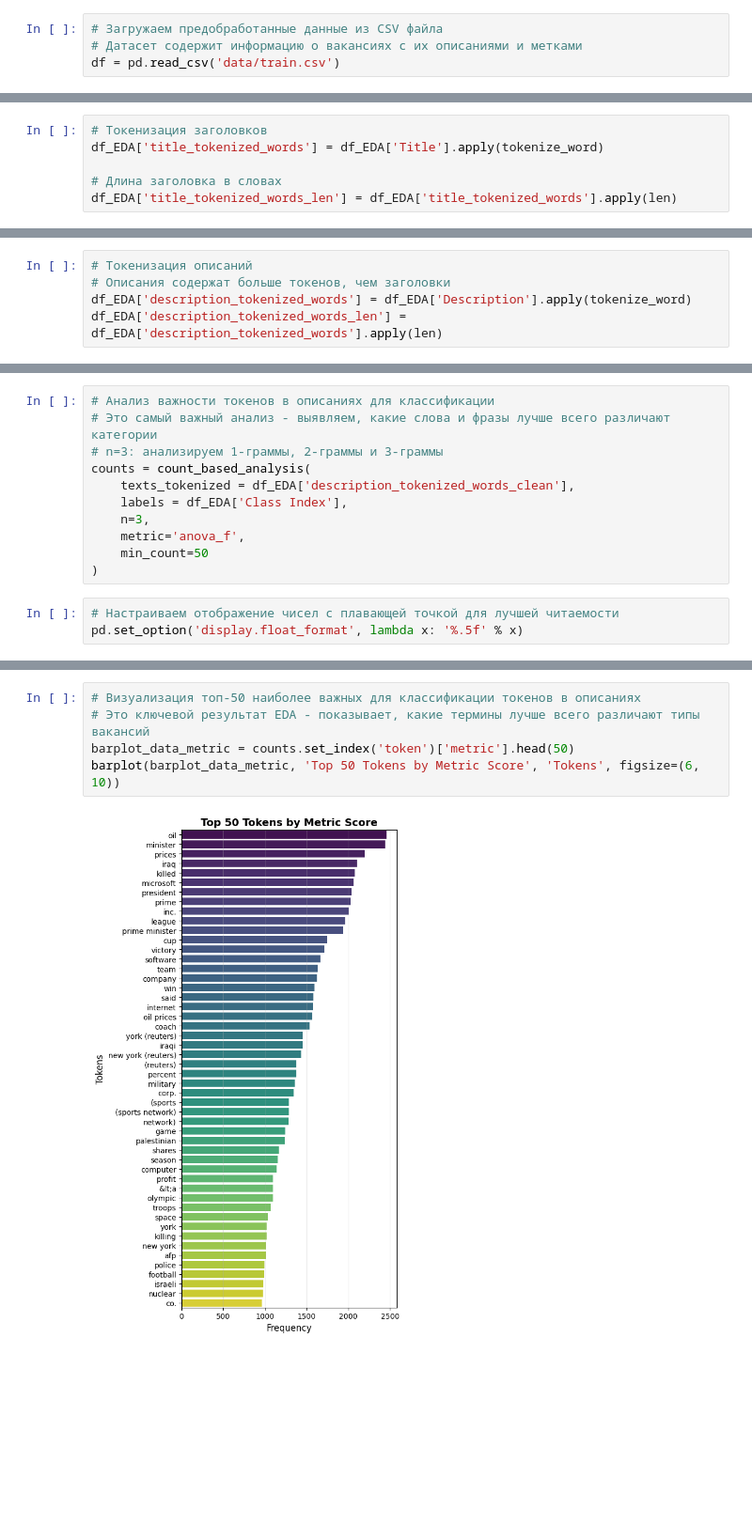
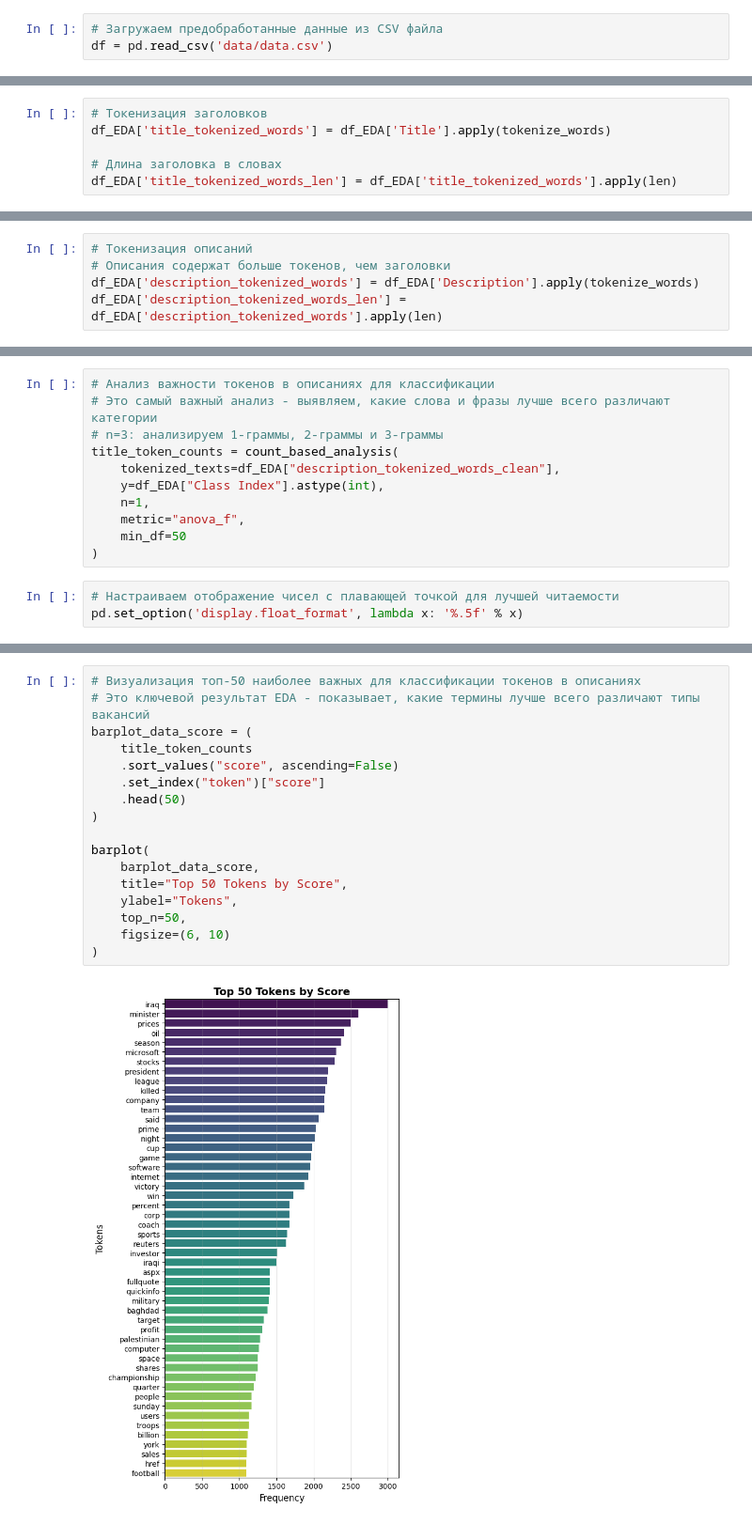
Before and after one commit to nikitosik258/News_classification, a Jupyter notebook: eda.ipynb, the cells around one changed output, grey strips where cells are left out. Shown at 94% size. Cells and saved outputs as stored; diff of their text form; blank space fills up the shorter version.

```diff
--- a/eda.ipynb
+++ b/eda.ipynb
@@ -27,7 +37,6 @@ random.seed(SEED)     # для стандартного модуля random
 Это первый и самый важный этап любого анализа данных - без понимания структуры невозможно корректно проводить дальнейшую обработку.
 # %%
 # Загружаем предобработанные данные из CSV файла
-# Датасет содержит информацию о вакансиях с их описаниями и метками
-df = pd.read_csv('data/train.csv')
+df = pd.read_csv('data/data.csv')
 # %%
 # Выводим общую информацию о структуре датасета:
@@ -231,6 +225,6 @@ def tokenize_word(text: str):
 # %%
 # Токенизация заголовков
-df_EDA['title_tokenized_words'] = df_EDA['Title'].apply(tokenize_word)
+df_EDA['title_tokenized_words'] = df_EDA['Title'].apply(tokenize_words)
 
 # Длина заголовка в словах
 df_EDA['title_tokenized_words_len'] = df_EDA['title_tokenized_words'].apply(len)
@@ -346,5 +412,5 @@ plot_hist_numeric(df_EDA, 'description_char_length')
 # %%
 # Токенизация описаний
 # Описания содержат больше токенов, чем заголовки
-df_EDA['description_tokenized_words'] = df_EDA['Description'].apply(tokenize_word)
+df_EDA['description_tokenized_words'] = df_EDA['Description'].apply(tokenize_words)
 df_EDA['description_tokenized_words_len'] = df_EDA['description_tokenized_words'].apply(len)
@@ -405,12 +496,12 @@ df_EDA['description_tokenized_words_clean'] = df_EDA['description_tokenized_word
 # Анализ важности токенов в описаниях для классификации
 # Это самый важный анализ - выявляем, какие слова и фразы лучше всего различают категории
 # n=3: анализируем 1-граммы, 2-граммы и 3-граммы
-counts = count_based_analysis(
-    texts_tokenized = df_EDA['description_tokenized_words_clean'],
-    labels = df_EDA['Class Index'],
-    n=3,
-    metric='anova_f',
-    min_count=50
+title_token_counts = count_based_analysis(
+    tokenized_texts=df_EDA["description_tokenized_words_clean"],
+    y=df_EDA["Class Index"].astype(int),
+    n=1,
+    metric="anova_f",
+    min_df=50
 )
 # %%
 # Настраиваем отображение чисел с плавающей точкой для лучшей читаемости
@@ -436,7 +531,19 @@ counts
 # %%
 # Визуализация топ-50 наиболее важных для классификации токенов в описаниях
 # Это ключевой результат EDA - показывает, какие термины лучше всего различают типы вакансий
-barplot_data_metric = counts.set_index('token')['metric'].head(50)
-barplot(barplot_data_metric, 'Top 50 Tokens by Metric Score', 'Tokens', figsize=(6, 10))
+barplot_data_score = (
+    title_token_counts
+    .sort_values("score", ascending=False)
+    .set_index("token")["score"]
+    .head(50)
+)
+
+barplot(
+    barplot_data_score,
+    title="Top 50 Tokens by Score",
+    ylabel="Tokens",
+    top_n=50,
+    figsize=(6, 10)
+)
 # %% [output]
-[figure, old version]
+[figure, new version]
```
Also changed, not shown: parts of 38 cells of this notebook, 9 other files.
